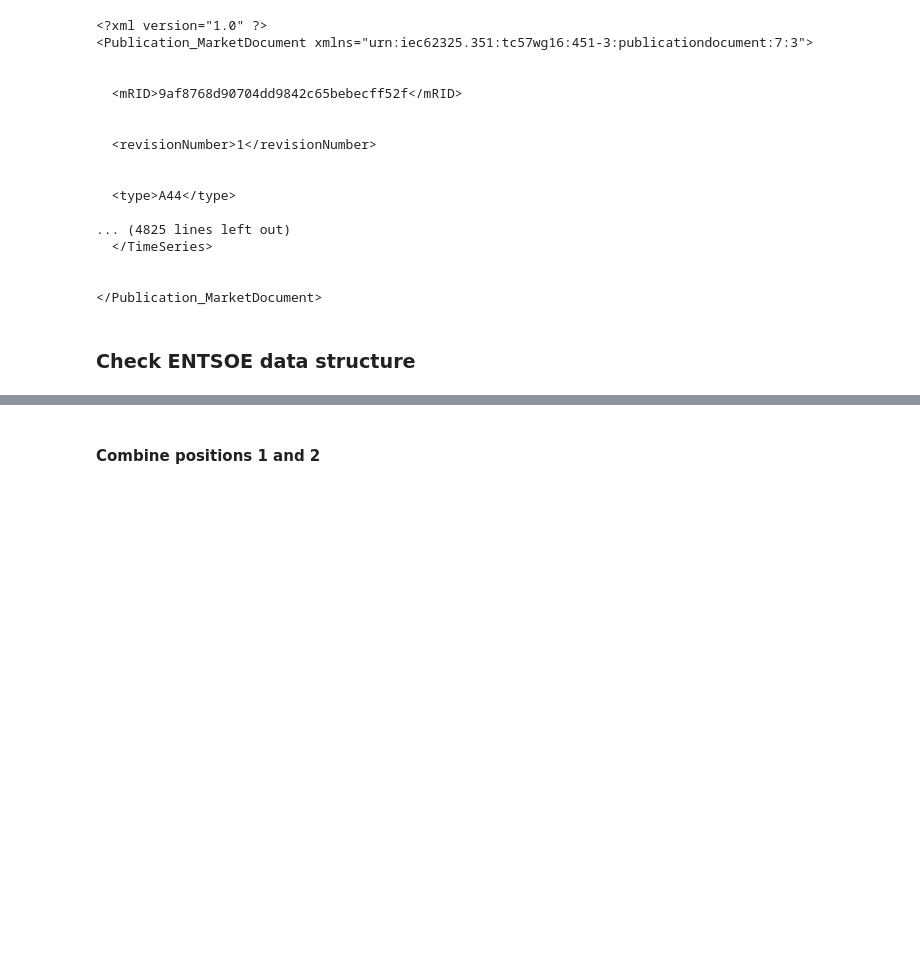
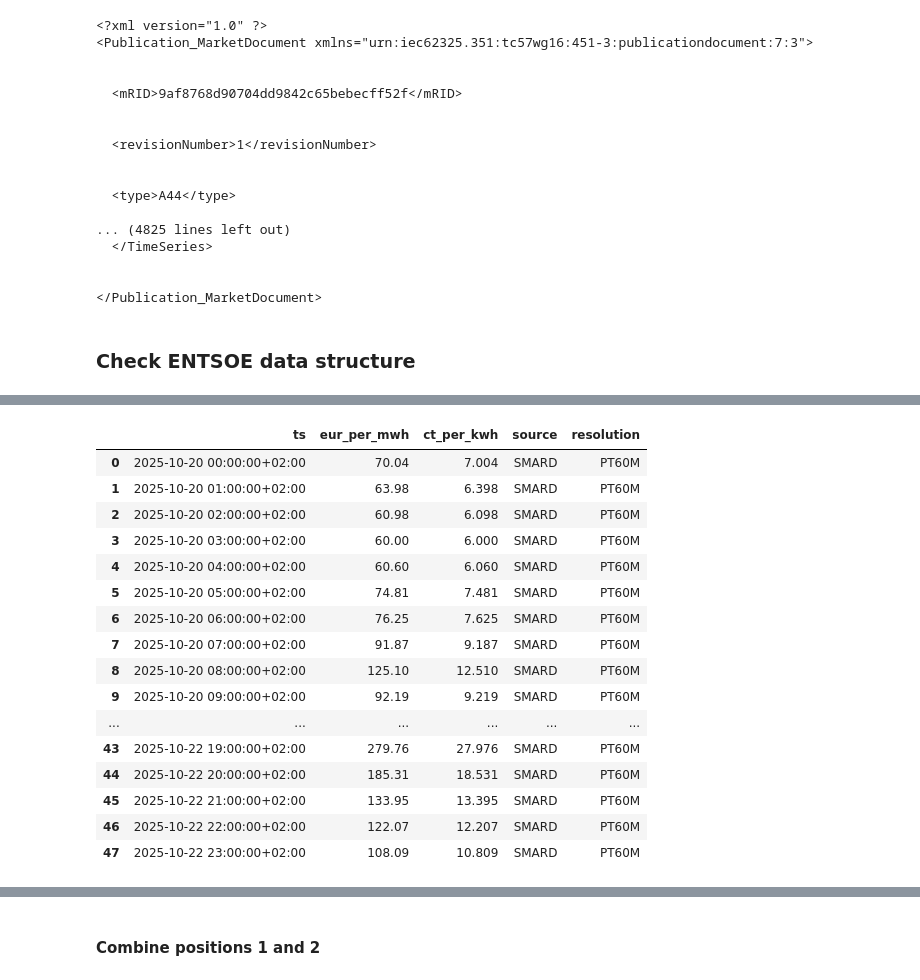
Before and after one commit to prombi/strompreise-app, a Jupyter notebook: Strompreise.ipynb, the cells around one changed output, grey strips where cells are left out. Drawn from its saved outputs; the diff is of its cells as text; code cells hidden in the pictures; blank space fills up the shorter version.

```diff
--- a/Strompreise.ipynb
+++ b/Strompreise.ipynb
@@ -411,0 +446,20 @@ position mrid
+# %%
+df_smard_60m
+# %% [output]
+|  | ts | eur_per_mwh | ct_per_kwh | source | resolution |
+| 0 | 2025-10-20 00:00:00+02:00 | 70.04 | 7.004 | SMARD | PT60M |
+| 1 | 2025-10-20 01:00:00+02:00 | 63.98 | 6.398 | SMARD | PT60M |
+| 2 | 2025-10-20 02:00:00+02:00 | 60.98 | 6.098 | SMARD | PT60M |
+| 3 | 2025-10-20 03:00:00+02:00 | 60.00 | 6.000 | SMARD | PT60M |
+| 4 | 2025-10-20 04:00:00+02:00 | 60.60 | 6.060 | SMARD | PT60M |
+| 5 | 2025-10-20 05:00:00+02:00 | 74.81 | 7.481 | SMARD | PT60M |
+| 6 | 2025-10-20 06:00:00+02:00 | 76.25 | 7.625 | SMARD | PT60M |
+| 7 | 2025-10-20 07:00:00+02:00 | 91.87 | 9.187 | SMARD | PT60M |
+| 8 | 2025-10-20 08:00:00+02:00 | 125.10 | 12.510 | SMARD | PT60M |
+| 9 | 2025-10-20 09:00:00+02:00 | 92.19 | 9.219 | SMARD | PT60M |
+| ... | ... | ... | ... | ... | ... |
+| 43 | 2025-10-22 19:00:00+02:00 | 279.76 | 27.976 | SMARD | PT60M |
+| 44 | 2025-10-22 20:00:00+02:00 | 185.31 | 18.531 | SMARD | PT60M |
+| 45 | 2025-10-22 21:00:00+02:00 | 133.95 | 13.395 | SMARD | PT60M |
+| 46 | 2025-10-22 22:00:00+02:00 | 122.07 | 12.207 | SMARD | PT60M |
+| 47 | 2025-10-22 23:00:00+02:00 | 108.09 | 10.809 | SMARD | PT60M |
```
Also changed, not shown: parts of 12 cells of this notebook.
